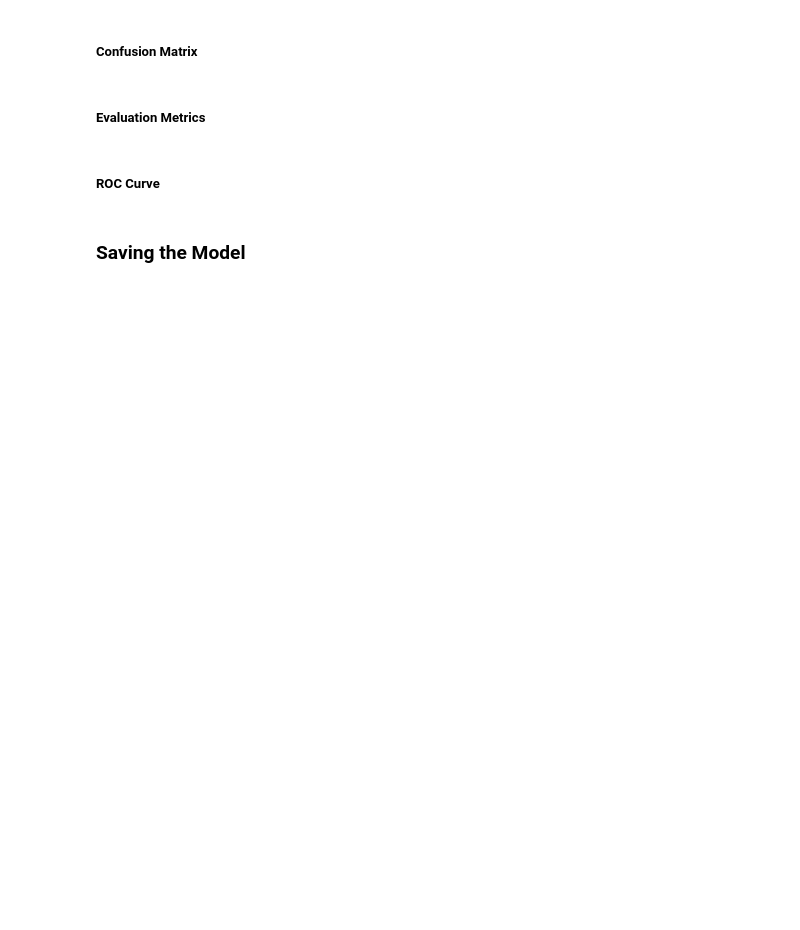
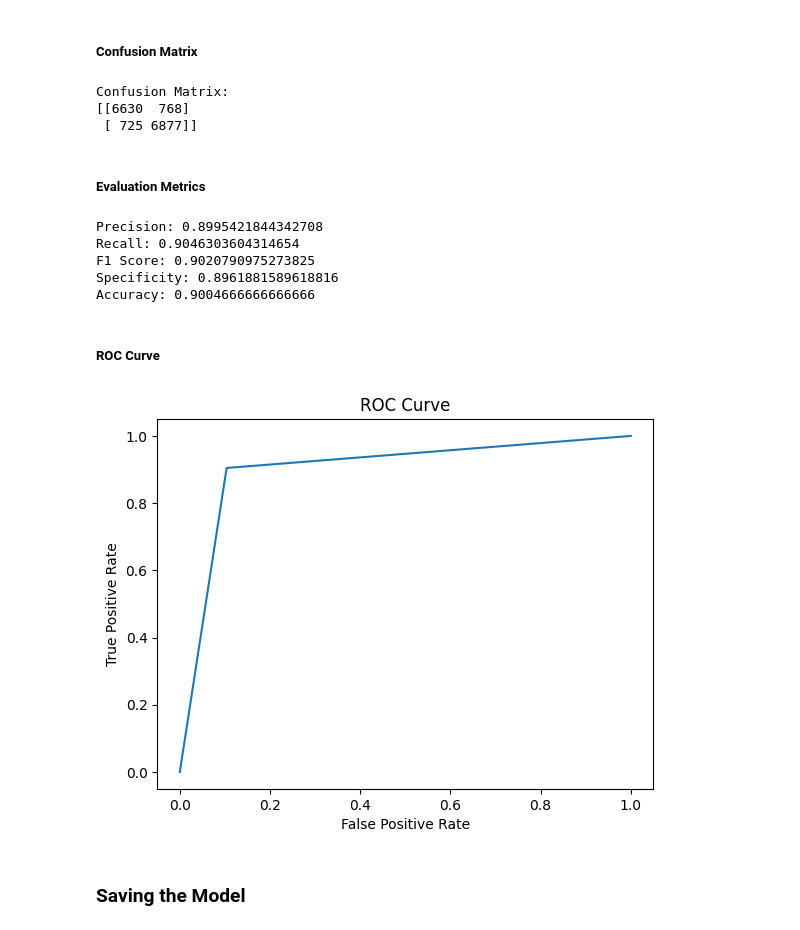
Before and after one commit to AliZaiN-157/sentiment-analysis-with-nn, a Jupyter notebook: with_keras_dataset/CNN.ipynb, the cells around one changed output. Saved outputs shown, nothing was run; the diff lists cells and outputs as text; code cells hidden in the pictures; blank space fills up the shorter version.

```diff
--- a/with_keras_dataset/CNN.ipynb
+++ b/with_keras_dataset/CNN.ipynb
@@ -4,7 +4,7 @@
 import numpy
 from keras.datasets import imdb
 from keras.models import Sequential
-from keras.layers import Dense,Dropout
+from keras.layers import Dense, Dropout
 from keras.layers import Flatten
 from keras.layers import Conv1D
 from keras.layers import MaxPooling1D
@@ -12,24 +12,27 @@ from keras.layers import Embedding
 from keras.preprocessing import sequence
 from keras import models, layers
 from keras_visualizer import visualizer
+from PIL import Image
 from sklearn.model_selection import train_test_split
 from sklearn.metrics import confusion_matrix, classification_report, precision_score, recall_score
-from sklearn.metrics import f1_score, accuracy_score ,specificity_score, roc_curve, roc_auc_score
+from sklearn.metrics import f1_score, accuracy_score, roc_curve, roc_auc_score
+from imblearn.metrics import specificity_score
 import matplotlib.pyplot as plt
 # fix random seed for reproducibility
 seed = 7
 numpy.random.seed(seed)
+
+TOP_WORDS = 8000
+MAX_WORDS = 500
 # %% [markdown]
 ### Loading the Dataset, applying Padding and Splitting the data
 # %%
 # load the dataset but only keep the top n words, zero the rest
-top_words = 8000
-(X_train, y_train), (X_test, y_test) = imdb.load_data(num_words=top_words)
+(X_train, y_train), (X_test, y_test) = imdb.load_data(num_words=TOP_WORDS)
 
 # pad dataset to a maximum review length in words
-max_words = 500
-X_train = sequence.pad_sequences(X_train, maxlen=max_words)
-X_test = sequence.pad_sequences(X_test, maxlen=max_words)
+X_train = sequence.pad_sequences(X_train, maxlen=MAX_WORDS)
+X_test = sequence.pad_sequences(X_test, maxlen=MAX_WORDS)
 
 X = numpy.concatenate((X_train, X_test), axis=0)
 y = numpy.concatenate((y_train, y_test), axis=0)
@@ -39,7 +45,7 @@ X_train, X_test, y_train, y_test = train_test_split(X, y, test_size=0.3, random_
 ### Defining the Model Architecture
 # %%
 model = Sequential()
-model.add(Embedding(top_words, 300, input_length=max_words))
+model.add(Embedding(TOP_WORDS, 300, input_length=MAX_WORDS))
 model.add(Conv1D(filters=256, kernel_size=3, padding='same', activation='relu'))
 model.add(MaxPooling1D(pool_size=2))
 model.add(Conv1D(filters=128, kernel_size=3, padding='same', activation='relu'))
@@ -79,8 +85,10 @@ visualizer(model, file_format='png', view=True)
 # %% [markdown]
 ### Training the Model
 # %%
-model.fit(X_train, y_train, validation_split=0.2, epochs=8, batch_size=128, verbose=1)
-# Final evaluation of the model
+# fit the model
+history = model.fit(X_train, y_train, validation_split=0.2, epochs=8, batch_size=128, verbose=1)
+
+# final evaluation of the model
 loss, accuracy = model.evaluate(X_test, y_test)
 print(f'Test loss: {loss}')
 print(f'Test accuracy: {accuracy}')
@@ -119,6 +139,10 @@ print(classification_report(y_test, pred))
 # %%
 print('Confusion Matrix:')
 print(confusion_matrix(y_test, pred))
+# %% [output]
+Confusion Matrix:
+[[6630  768]
+ [ 725 6877]]
 # %% [markdown]
 ##### Evaluation Metrics
 # %%
@@ -133,15 +157,23 @@ print(f'Recall: {recall}')
 print(f'F1 Score: {f1}')
 print(f'Specificity: {specificity}')
 print(f'Accuracy: {accuracy}')
+# %% [output]
+Precision: 0.8995421844342708
+Recall: 0.9046303604314654
+F1 Score: 0.9020790975273825
+Specificity: 0.8961881589618816
+Accuracy: 0.9004666666666666
 # %% [markdown]
 ##### ROC Curve
 # %%
-fpr, tpr, thresholds = roc_curve(y_test, predictions)
+fpr, tpr, thresholds = roc_curve(y_test, pred)
 plt.plot(fpr, tpr)
 plt.xlabel('False Positive Rate')
 plt.ylabel('True Positive Rate')
 plt.title('ROC Curve')
 plt.show()
+# %% [output]
+[figure, added]
 # %% [markdown]
 ### Saving the Model
 # %%
```
Also changed, not shown: parts of 8 cells of this notebook.
